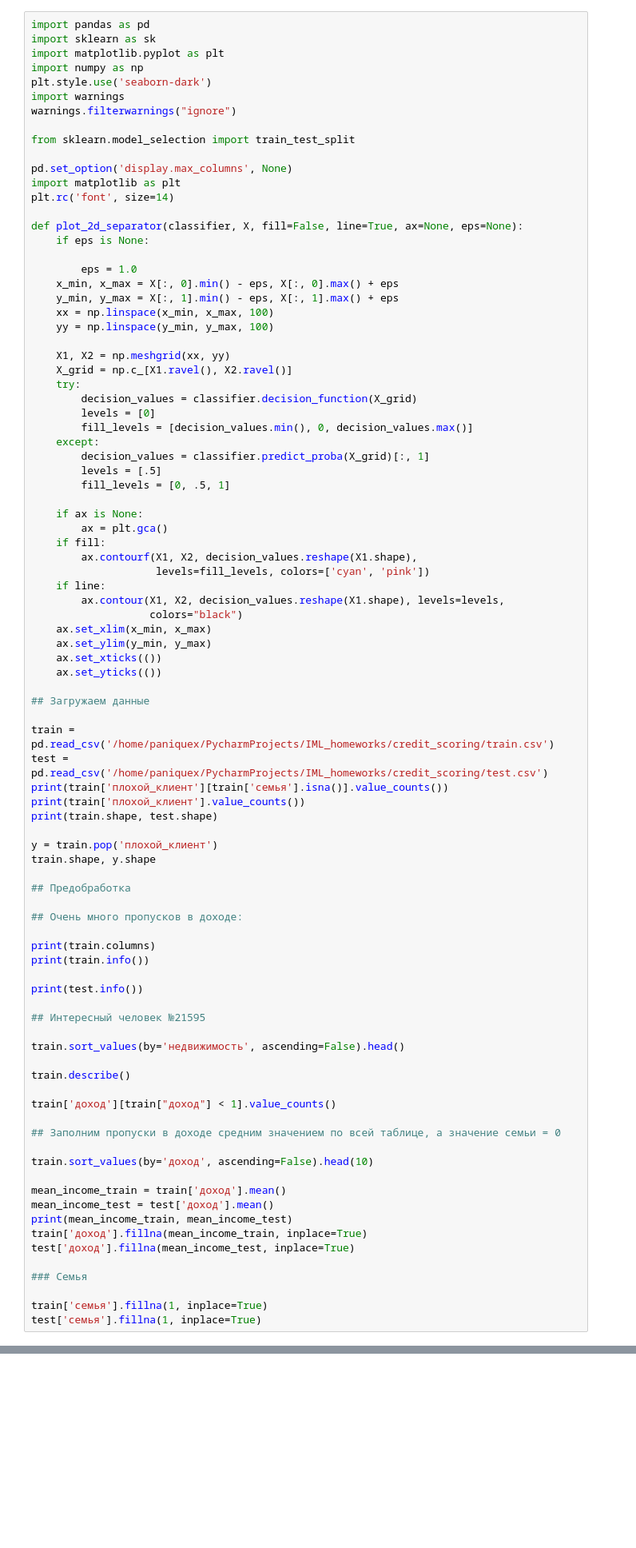
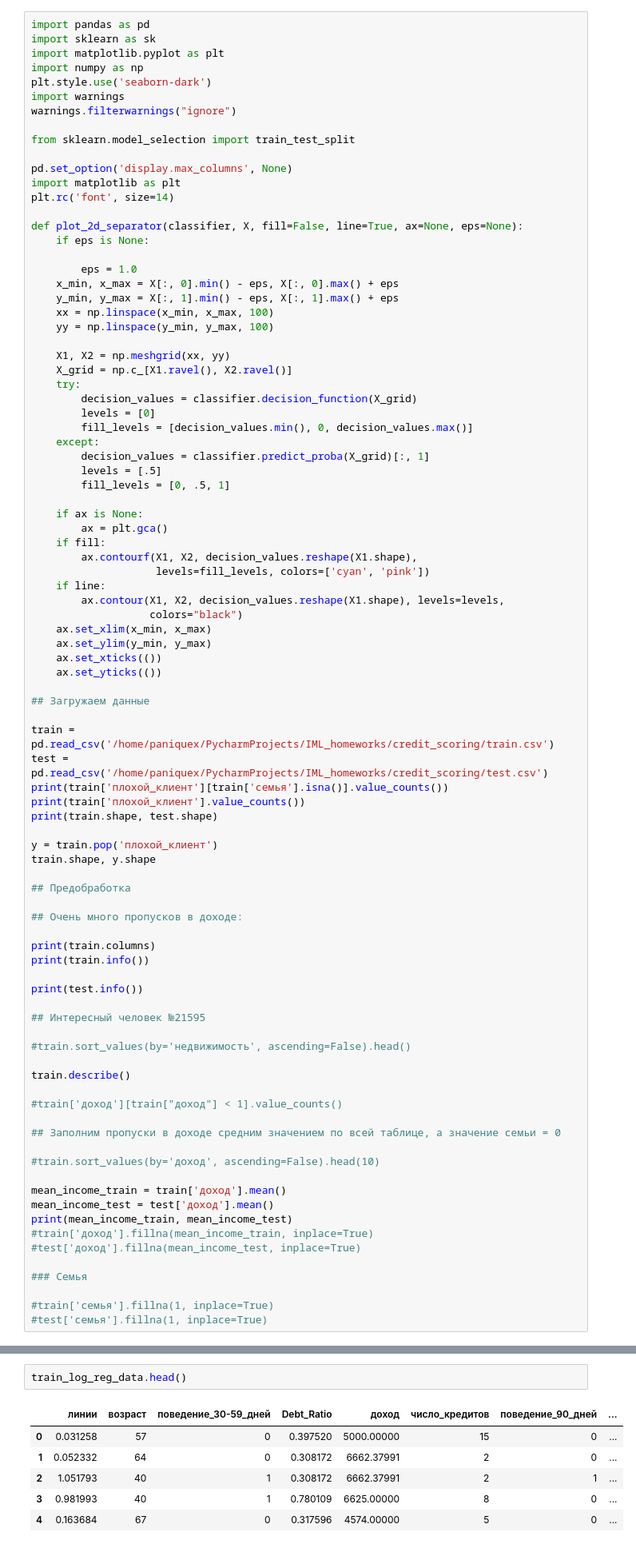
Before and after one commit to paniquex/IML_homeworks, a Jupyter notebook: credit_scoring/Untitled.ipynb, the cells around one changed output, grey strips where cells are left out. Shown at 80% size. Cells and saved outputs as stored; diff of their text form; blank space fills up the shorter version.

```diff
--- a/credit_scoring/Untitled.ipynb
+++ b/credit_scoring/Untitled.ipynb
@@ -68,26 +68,26 @@ print(test.info())
 
 ## Интересный человек №21595
 
-train.sort_values(by='недвижимость', ascending=False).head()
+#train.sort_values(by='недвижимость', ascending=False).head()
 
 train.describe()
 
-train['доход'][train["доход"] < 1].value_counts()
+#train['доход'][train["доход"] < 1].value_counts()
 
 ## Заполним пропуски в доходе средним значением по всей таблице, а значение семьи = 0
 
-train.sort_values(by='доход', ascending=False).head(10)
+#train.sort_values(by='доход', ascending=False).head(10)
 
 mean_income_train = train['доход'].mean()
 mean_income_test = test['доход'].mean()
 print(mean_income_train, mean_income_test)
-train['доход'].fillna(mean_income_train, inplace=True)
-test['доход'].fillna(mean_income_test, inplace=True)
+#train['доход'].fillna(mean_income_train, inplace=True)
+#test['доход'].fillna(mean_income_test, inplace=True)
 
 ### Семья
 
-train['семья'].fillna(1, inplace=True)
-test['семья'].fillna(1, inplace=True)
+#train['семья'].fillna(1, inplace=True)
+#test['семья'].fillna(1, inplace=True)
 # %% [output]
 0    2815
 1     136
@@ -547,3 +563,12 @@ eclf = VotingClassifier(estimators=[('dt', assiveAggre_best), ('knn', assiveAggr
+# %%
+train_log_reg_data.head()
+# %% [output]
+|  | линии | возраст | поведение_30-59_дней | Debt_Ratio | доход | число_кредитов | поведение_90_дней | ... |
+| 0 | 0.031258 | 57 | 0 | 0.397520 | 5000.00000 | 15 | 0 | ... |
+| 1 | 0.052332 | 64 | 0 | 0.308172 | 6662.37991 | 2 | 0 | ... |
+| 2 | 1.051793 | 40 | 1 | 0.308172 | 6662.37991 | 2 | 1 | ... |
+| 3 | 0.981993 | 40 | 1 | 0.780109 | 6625.00000 | 8 | 0 | ... |
+| 4 | 0.163684 | 67 | 0 | 0.317596 | 4574.00000 | 5 | 0 | ... |
 # %%
 #assiveAggre_best1.fit(X_train, y_train)
 # assiveAggre_best1 = assiveAggre_best1.fit(X_train, y_train)
```
Also changed, not shown: parts of 21 cells of this notebook.
